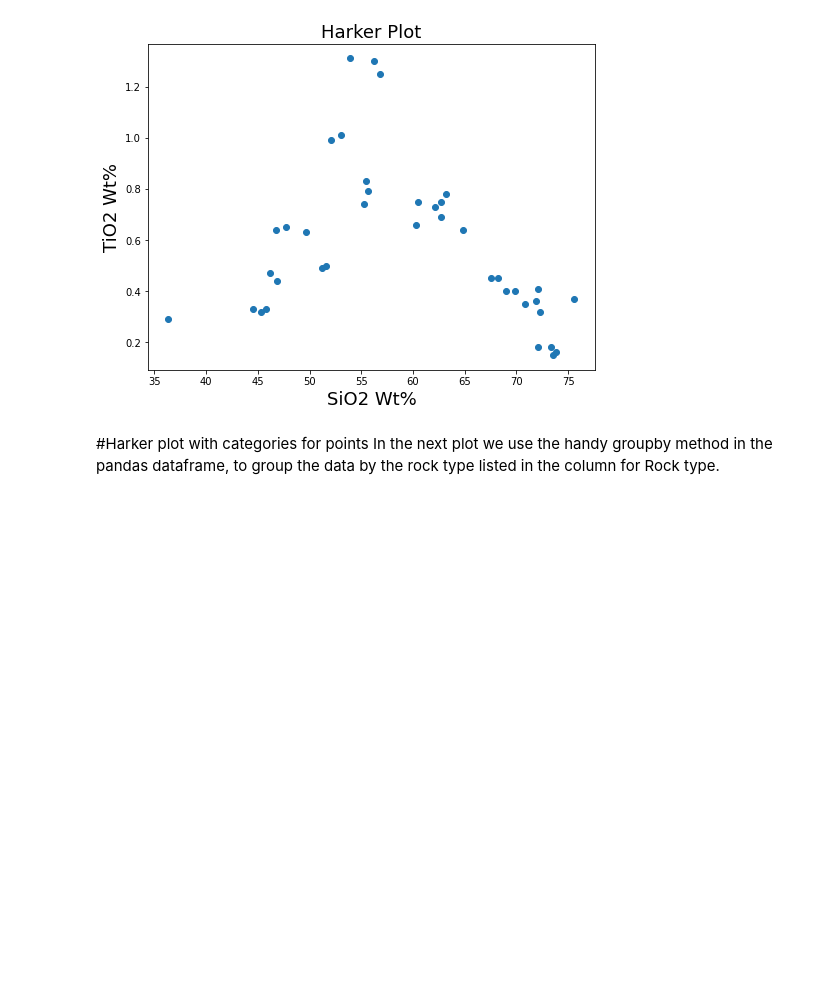
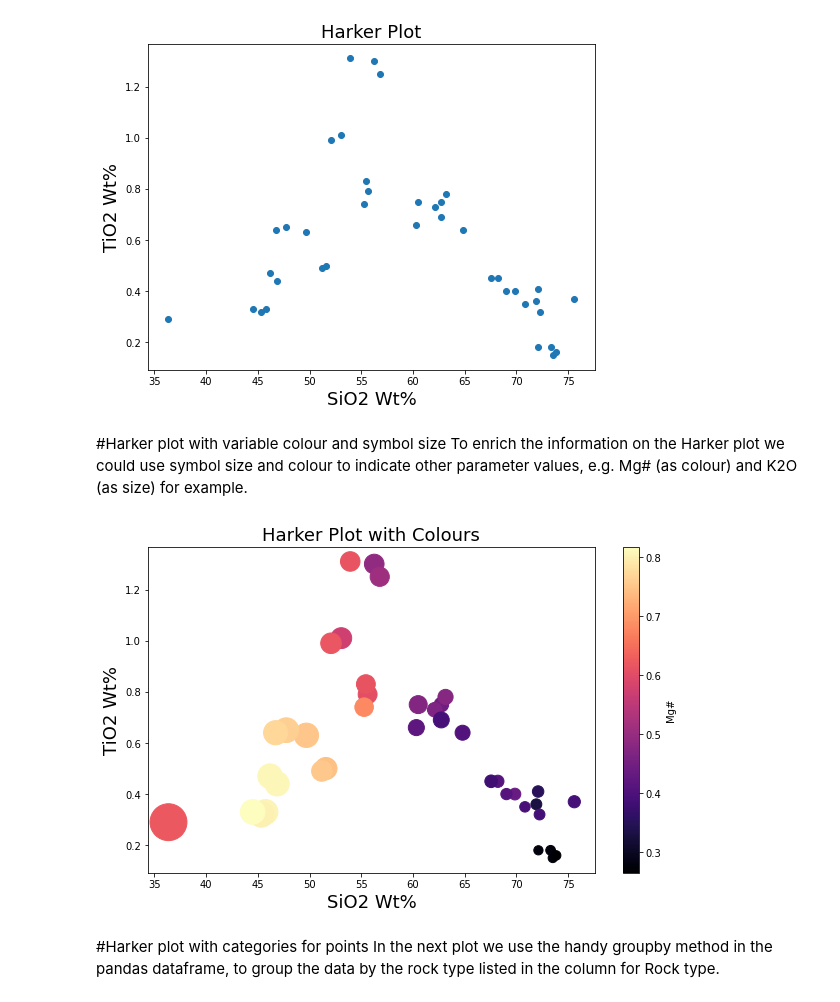
Before and after one commit to skerryvore/regression_analysis_101, a Jupyter notebook: notebooks/pyrenees_harker_plots.ipynb, the cells around one changed output. Cells and saved outputs as stored; diff of their text form; code cells hidden in the pictures; blank space fills up the shorter version.

```diff
--- a/notebooks/pyrenees_harker_plots.ipynb
+++ b/notebooks/pyrenees_harker_plots.ipynb
@@ -142,6 +142,36 @@ ax.set_title('Harker Plot',fontsize=18)
 fig.show()
 # %% [output]
 [figure]
+# %% [markdown]
+#Harker plot with variable colour and symbol size
+To enrich the information on the Harker plot we could use symbol size and colour to indicate other parameter values, e.g. Mg# (as colour) and K2O (as size) for example.
+# %%
+# Plot harker plot for selected oxide with colour and symbol size
+
+# This statement creates a figure object, and an axes object
+fig, ax = plt.subplots(1,1,figsize=(10,6))
+
+colour_column = 'Mg#'
+colours = majors[colour_column].values
+sizes = majors['FeO*'].values*50
+
+# This statement draws the plot in the axes object
+p = ax.scatter(majors['SiO2'].values, majors['TiO2'].values,c=colours, \
+               cmap='magma', s=sizes)
+
+# Set some items for the axes
+ax.set_xlabel('SiO2 Wt%',fontsize=18)
+ax.set_ylabel('TiO2 Wt%',fontsize=18)
+ax.set_title('Harker Plot with Colours',fontsize=18)
+fig.colorbar(p, ax=ax, label=colour_column)
+
+# Uncoment this line if you want to save the figure to a file
+#plt.savefig('harker_plot_colours.pdf',format='pdf')
+
+# Show the plot on the screen
+fig.show()
+# %% [output]
+[figure, added]
 # %% [markdown]
 #Harker plot with categories for points
 In the next plot we use the handy groupby method in the pandas dataframe, to group the data by the rock type listed in the column for Rock type.
```
Also changed, not shown: parts of 2 cells of this notebook.
